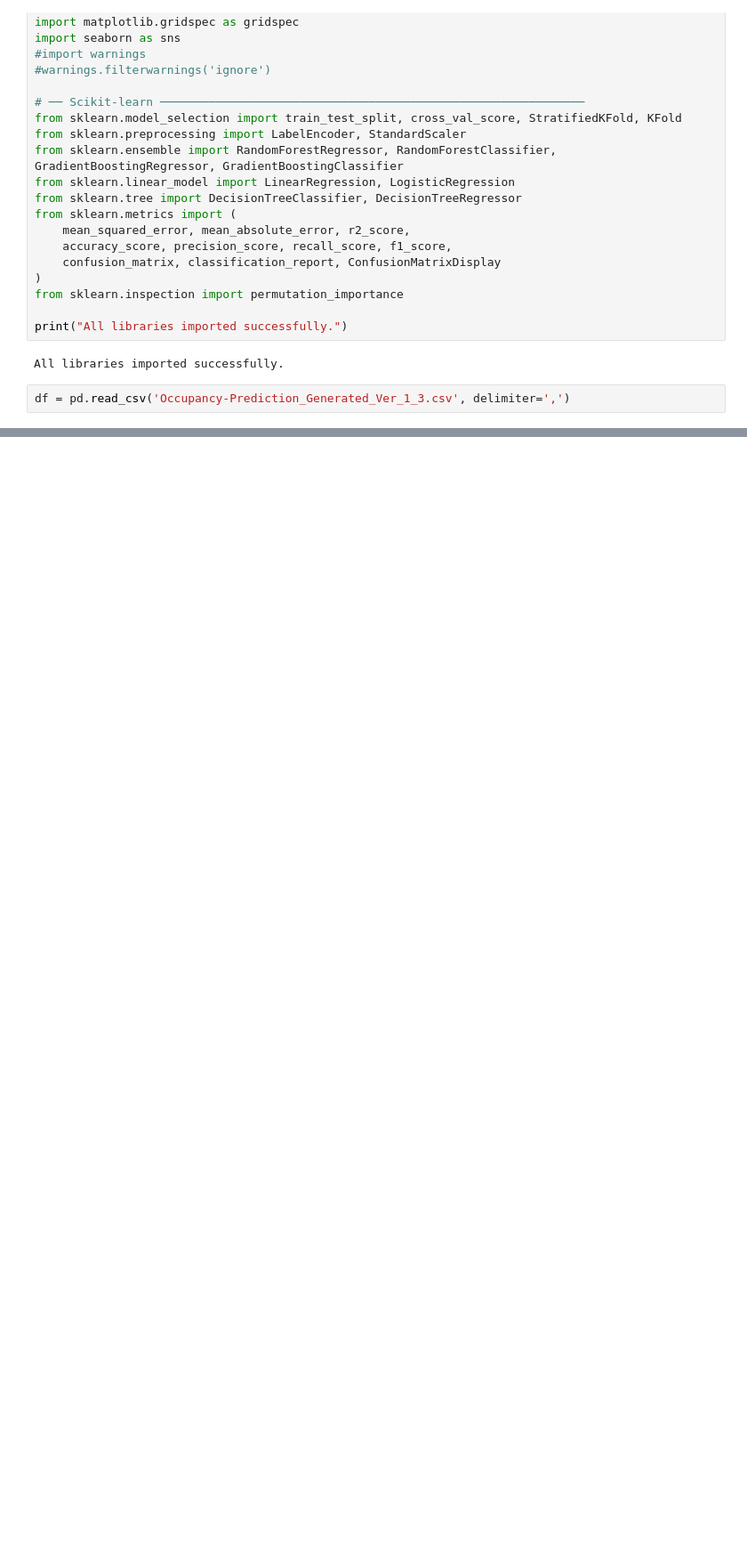
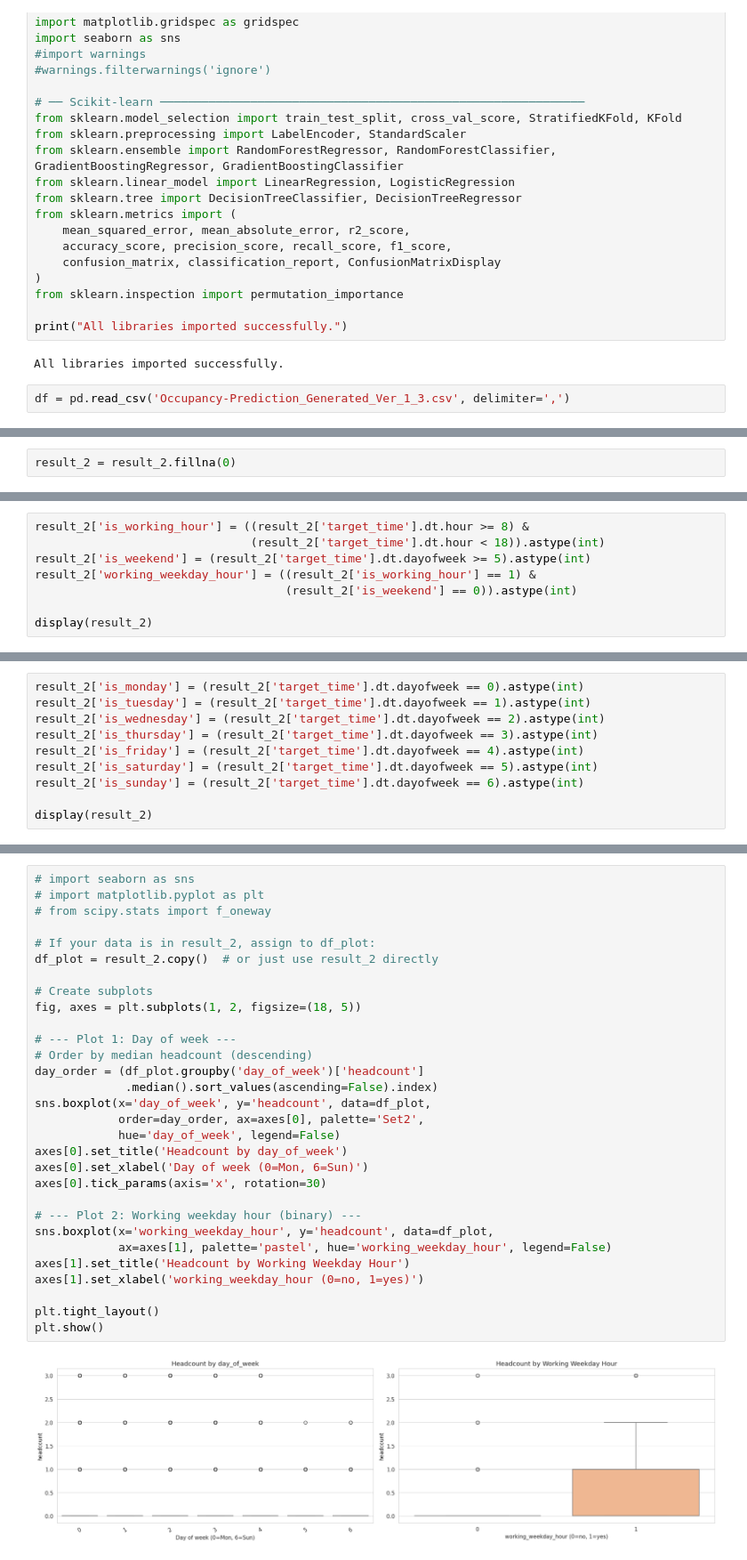
Before and after one commit to MIL-Project2/DR-DT, a Jupyter notebook: Occupancy_Prediction_Ver1_3.ipynb, the cells around one changed output, grey strips where cells are left out. Shown at 89% size. Cells and saved outputs as stored; diff of their text form; blank space fills up the shorter version.

```diff
--- a/Occupancy_Prediction_Ver1_3.ipynb
+++ b/Occupancy_Prediction_Ver1_3.ipynb
@@ -61,0 +405,2 @@ df = pd.read_csv('Occupancy-Prediction_Generated_Ver_1_3.csv', delimiter=',')
+# %%
+result_2 = result_2.fillna(0)
@@ -61,0 +506,8 @@ df = pd.read_csv('Occupancy-Prediction_Generated_Ver_1_3.csv', delimiter=',')
+# %%
+result_2['is_working_hour'] = ((result_2['target_time'].dt.hour >= 8) &
+                               (result_2['target_time'].dt.hour < 18)).astype(int)
+result_2['is_weekend'] = (result_2['target_time'].dt.dayofweek >= 5).astype(int)
+result_2['working_weekday_hour'] = ((result_2['is_working_hour'] == 1) &
+                                    (result_2['is_weekend'] == 0)).astype(int)
+
+display(result_2)
@@ -61,0 +560,10 @@ df = pd.read_csv('Occupancy-Prediction_Generated_Ver_1_3.csv', delimiter=',')
+# %%
+result_2['is_monday'] = (result_2['target_time'].dt.dayofweek == 0).astype(int)
+result_2['is_tuesday'] = (result_2['target_time'].dt.dayofweek == 1).astype(int)
+result_2['is_wednesday'] = (result_2['target_time'].dt.dayofweek == 2).astype(int)
+result_2['is_thursday'] = (result_2['target_time'].dt.dayofweek == 3).astype(int)
+result_2['is_friday'] = (result_2['target_time'].dt.dayofweek == 4).astype(int)
+result_2['is_saturday'] = (result_2['target_time'].dt.dayofweek == 5).astype(int)
+result_2['is_sunday'] = (result_2['target_time'].dt.dayofweek == 6).astype(int)
+
+display(result_2)
@@ -61,0 +619,32 @@ df = pd.read_csv('Occupancy-Prediction_Generated_Ver_1_3.csv', delimiter=',')
+# %%
+# import seaborn as sns
+# import matplotlib.pyplot as plt
+# from scipy.stats import f_oneway
+
+# If your data is in result_2, assign to df_plot:
+df_plot = result_2.copy()  # or just use result_2 directly
+
+# Create subplots
+fig, axes = plt.subplots(1, 2, figsize=(18, 5))
+
+# --- Plot 1: Day of week ---
+# Order by median headcount (descending)
+day_order = (df_plot.groupby('day_of_week')['headcount']
+             .median().sort_values(ascending=False).index)
+sns.boxplot(x='day_of_week', y='headcount', data=df_plot,
+            order=day_order, ax=axes[0], palette='Set2',
+            hue='day_of_week', legend=False)
+axes[0].set_title('Headcount by day_of_week')
+axes[0].set_xlabel('Day of week (0=Mon, 6=Sun)')
+axes[0].tick_params(axis='x', rotation=30)
+
+# --- Plot 2: Working weekday hour (binary) ---
+sns.boxplot(x='working_weekday_hour', y='headcount', data=df_plot,
+            ax=axes[1], palette='pastel', hue='working_weekday_hour', legend=False)
+axes[1].set_title('Headcount by Working Weekday Hour')
+axes[1].set_xlabel('working_weekday_hour (0=no, 1=yes)')
+
+plt.tight_layout()
+plt.show()
+# %% [output]
+[figure, added]
```
Also changed, not shown: parts of 48 cells of this notebook.
